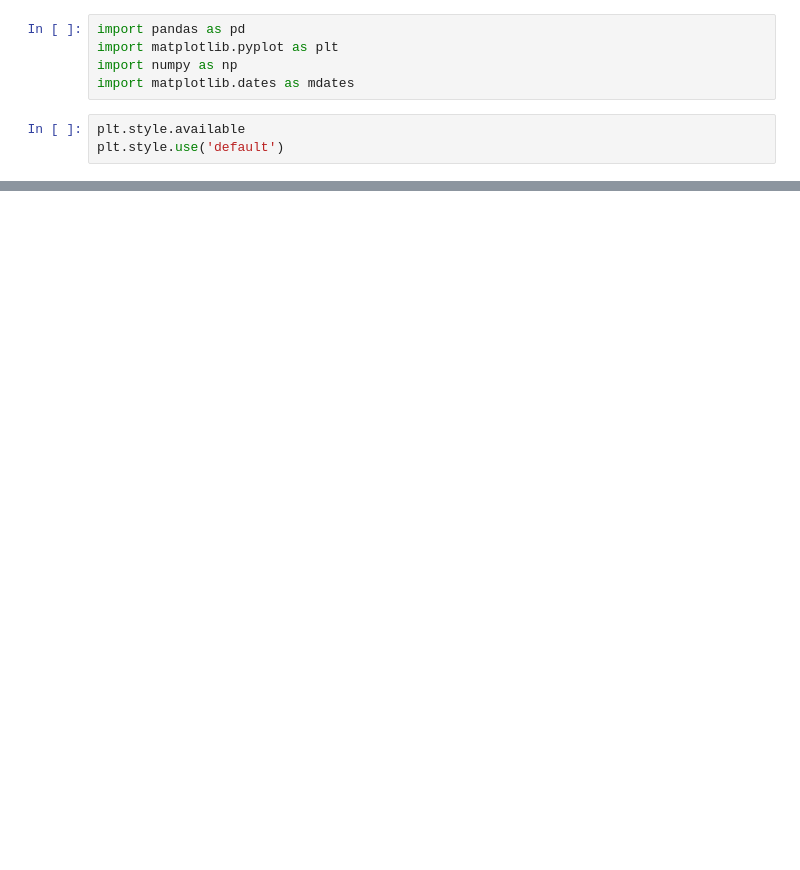
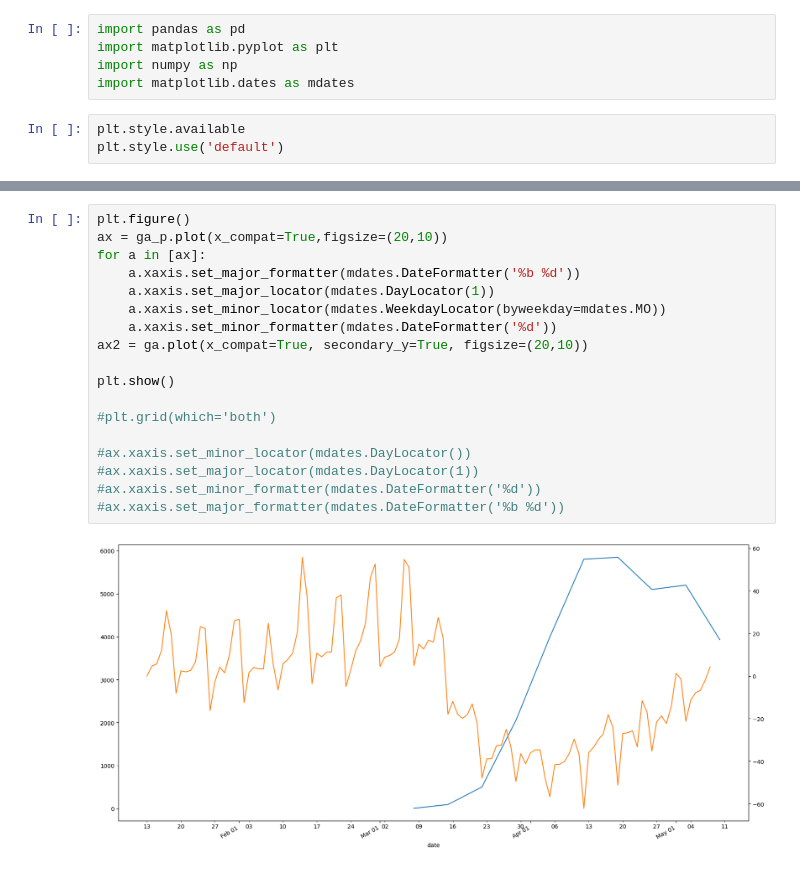
Before and after one commit to beala/covid_forecasts, a Jupyter notebook: Graphs.ipynb, the cells around one changed output, grey strips where cells are left out. Cells and saved outputs as stored; diff of their text form; blank space fills up the shorter version.

```diff
--- a/Graphs.ipynb
+++ b/Graphs.ipynb
@@ -86,0 +132,20 @@ plt.show()
+# %%
+plt.figure()
+ax = ga_p.plot(x_compat=True,figsize=(20,10))
+for a in [ax]:
+    a.xaxis.set_major_formatter(mdates.DateFormatter('%b %d'))
+    a.xaxis.set_major_locator(mdates.DayLocator(1))
+    a.xaxis.set_minor_locator(mdates.WeekdayLocator(byweekday=mdates.MO))
+    a.xaxis.set_minor_formatter(mdates.DateFormatter('%d'))
+ax2 = ga.plot(x_compat=True, secondary_y=True, figsize=(20,10))
+
+plt.show()
+
+#plt.grid(which='both')
+
+#ax.xaxis.set_minor_locator(mdates.DayLocator())
+#ax.xaxis.set_major_locator(mdates.DayLocator(1))
+#ax.xaxis.set_minor_formatter(mdates.DateFormatter('%d'))
+#ax.xaxis.set_major_formatter(mdates.DateFormatter('%b %d'))
+# %% [output]
+[figure, added]
```
Also changed, not shown: parts of 13 cells of this notebook, 4 other files.
